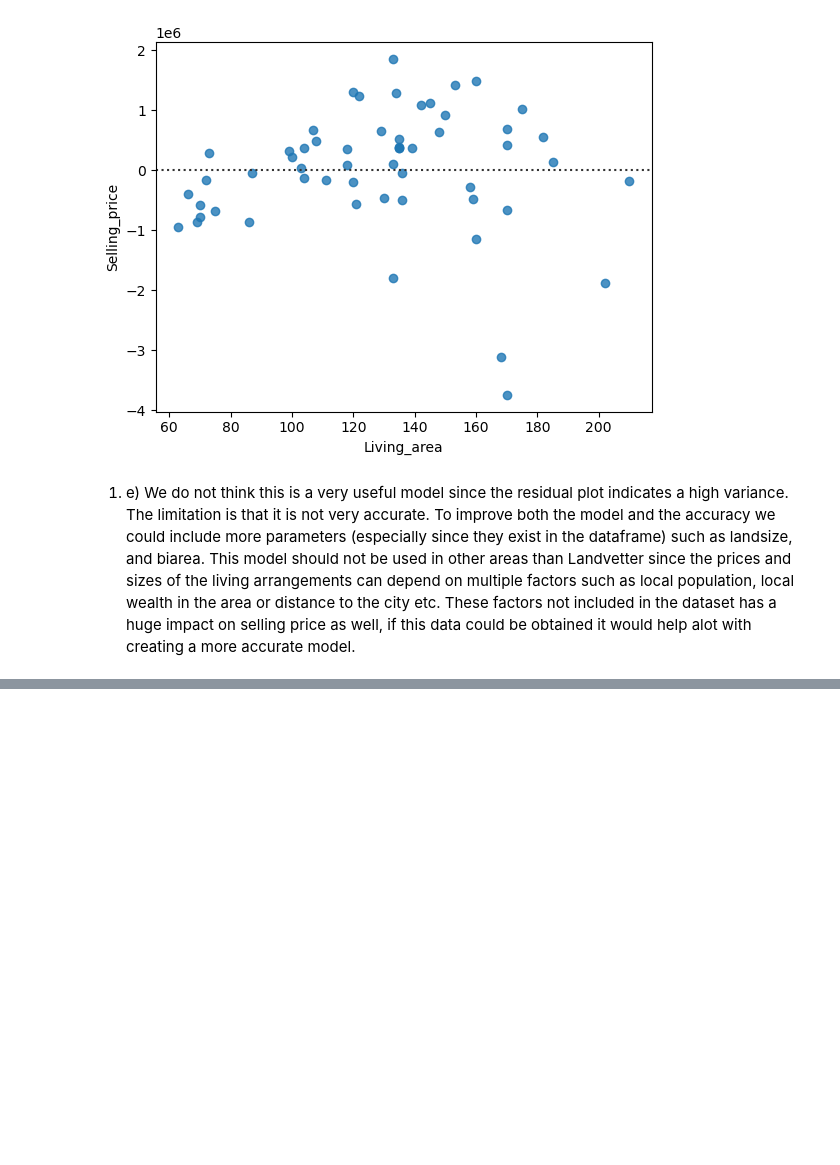
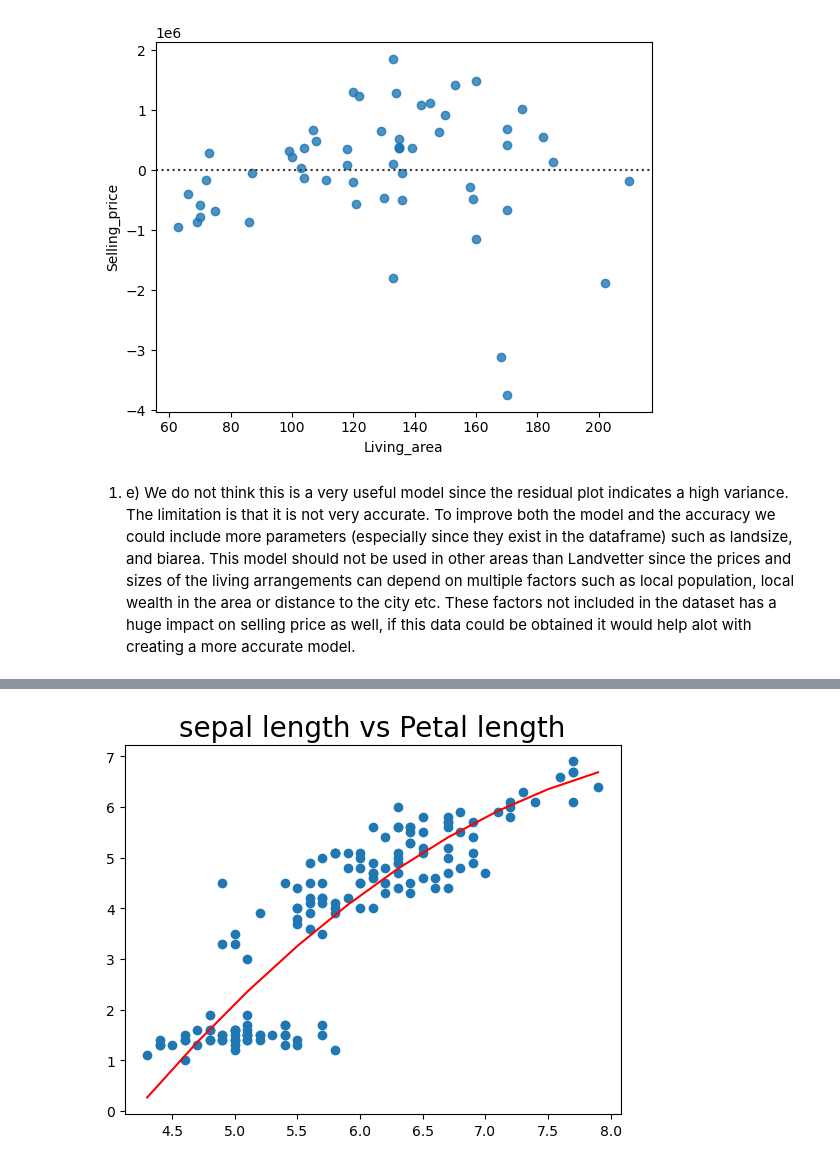
Before and after one commit to EldritchEli/DataScienceAndAI, a Jupyter notebook: Assignment2/Assignment 2.ipynb, the cells around one changed output, grey strips where cells are left out. Cells and saved outputs as stored; diff of their text form; code cells hidden in the pictures; blank space fills up the shorter version.

```diff
--- a/Assignment2/Assignment 2.ipynb
+++ b/Assignment2/Assignment 2.ipynb
@@ -159,0 +215,19 @@ from sklearn.datasets import load_iris
+# %%
+
+# columns are Sepal Length, Sepal Width, Petal Length and Petal Width.
+iris = datasets.load_iris()
+x = iris['data'][:,0].tolist()
+y = iris['data'][:,2].tolist()
+model = np.poly1d(np.polyfit(x, y, 2))
+
+line = np.linspace(min(x), max(x), 10)
+plt.plot(line, model(line),color='red')
+plt.scatter(x, y)
+
+
+plt.title(label="Sepal length vs Petal length",
+          fontsize=20
+         )
+plt.show()
+# %% [output]
+[figure, added]
```
Also changed, not shown: parts of 24 cells of this notebook.
